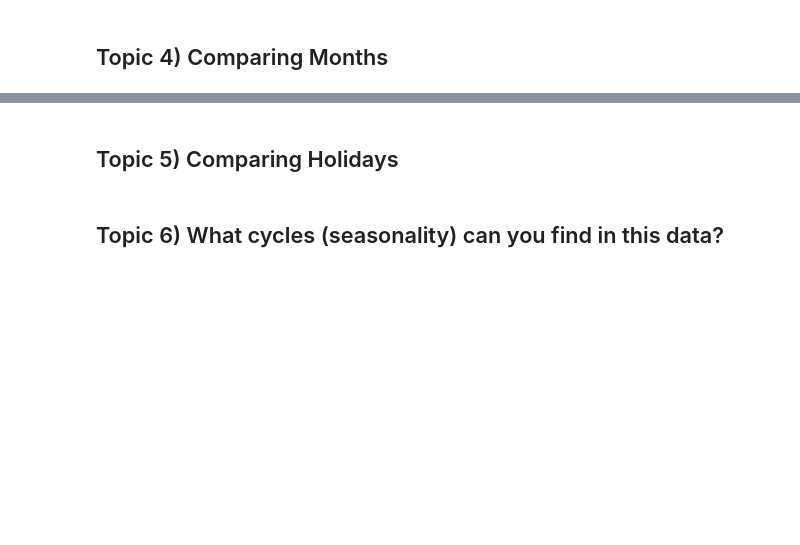
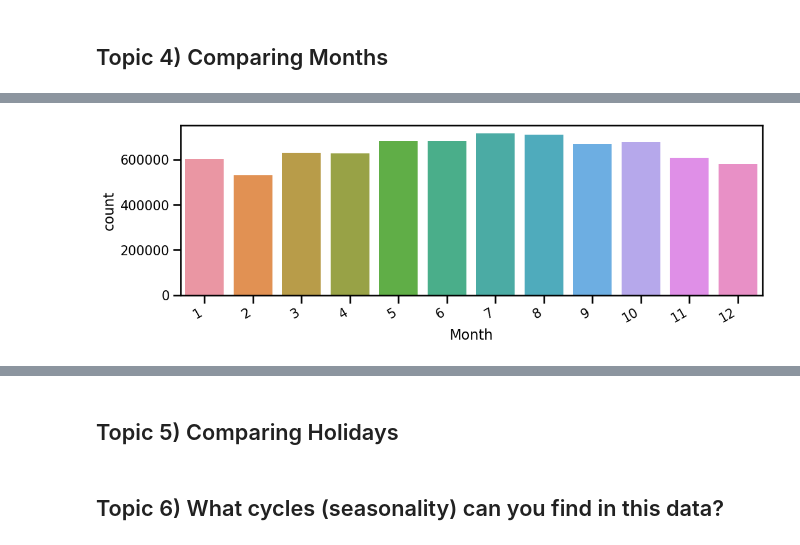
Before and after one commit to donmarcolaureano/chicago_crime, a Jupyter notebook: chicago_crime.ipynb, the cells around one changed output, grey strips where cells are left out. Cells and saved outputs as stored; diff of their text form; code cells hidden in the pictures; blank space fills up the shorter version.

```diff
--- a/chicago_crime.ipynb
+++ b/chicago_crime.ipynb
@@ -476,3 +476,6 @@ all_crime_counts
 | 2022-12-31 | 421.0 | 20796.0 | 40911.0 | 7592.0 | 177.0 | NaN | ... |
 # %% [markdown]
 ## Topic 4) Comparing Months
+# %%
+all_years['Month'] = all_years.index.month
+all_years['Month'] = all_years['Month']
@@ -478,0 +498,6 @@ all_crime_counts
+# %%
+ax = sns.countplot(data = all_years, x=('Month'))
+fig = ax.get_figure()
+fig.autofmt_xdate()
+# %% [output]
+[figure, added]
```
Also changed, not shown: parts of 4 cells of this notebook.
